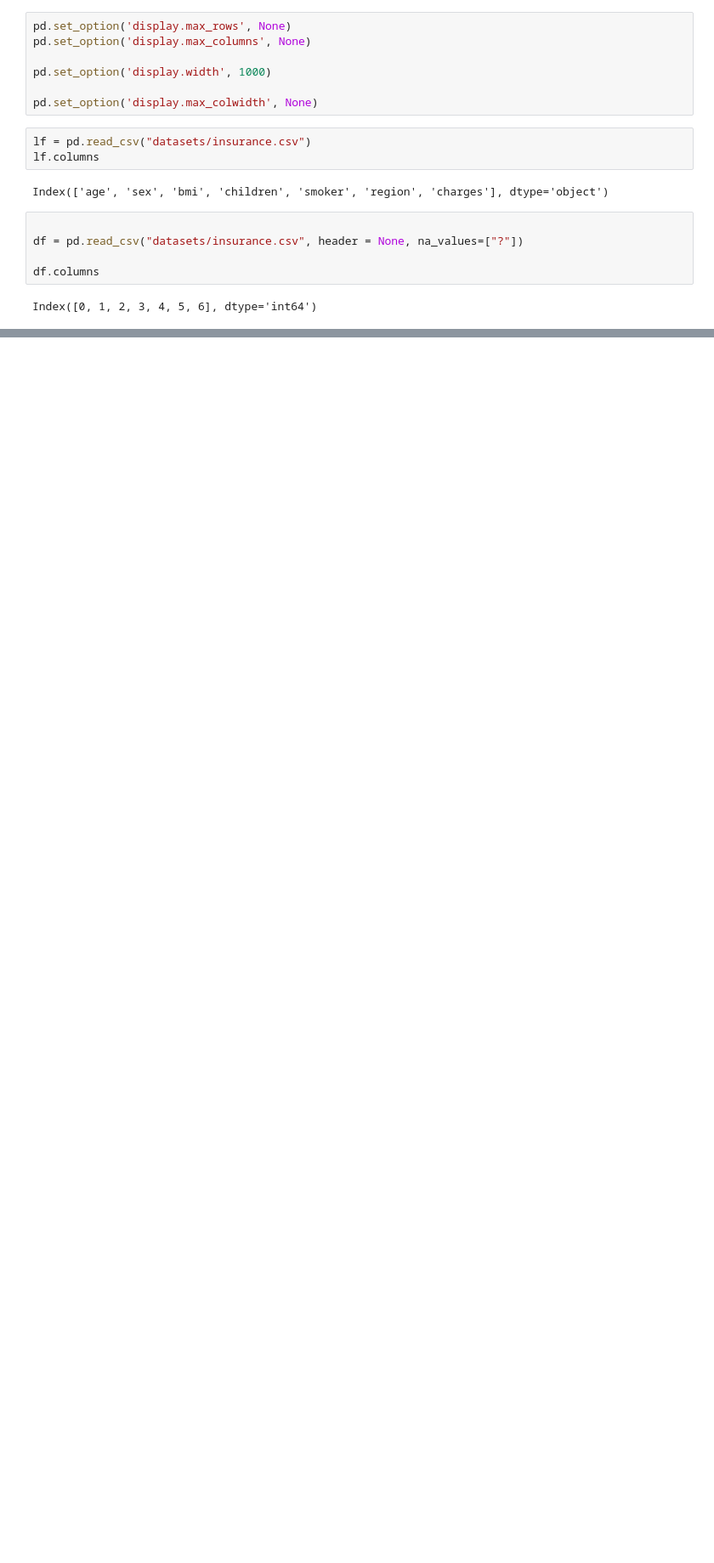
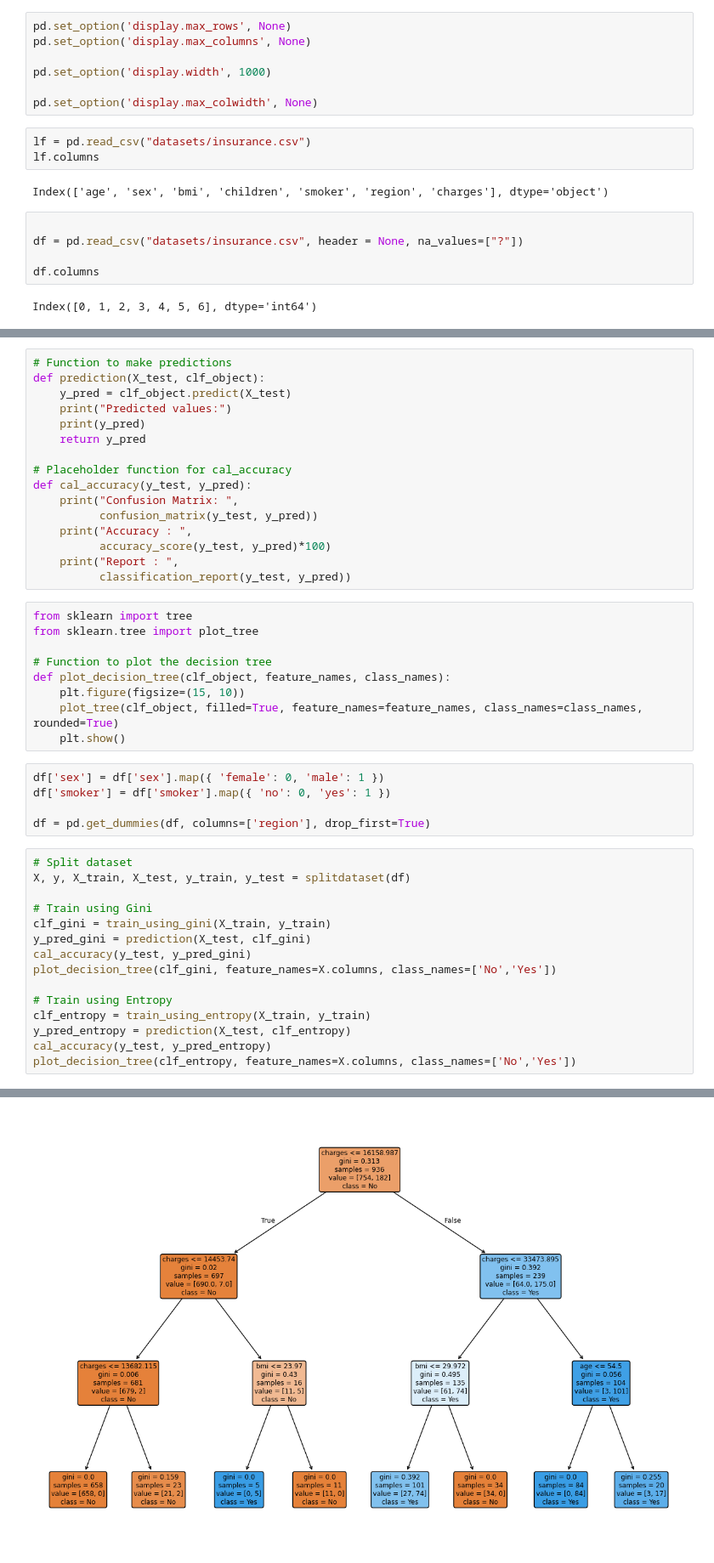
Before and after one commit to rmunozcuevas/datamining, a Jupyter notebook: project_two/projtwo.ipynb, the cells around one changed output, grey strips where cells are left out. Shown: that part at 85% size. Cells and saved outputs as stored; diff of their text form; blank space fills up the shorter version.

```diff
--- a/project_two/projtwo.ipynb
+++ b/project_two/projtwo.ipynb
@@ -84,0 +98,46 @@ X = df.drop(columns=['A1', 'A4'])
+# %%
+# Function to make predictions
+def prediction(X_test, clf_object):
+    y_pred = clf_object.predict(X_test)
+    print("Predicted values:")
+    print(y_pred)
+    return y_pred
+
+# Placeholder function for cal_accuracy
+def cal_accuracy(y_test, y_pred):
+    print("Confusion Matrix: ",
+          confusion_matrix(y_test, y_pred))
+    print("Accuracy : ",
+          accuracy_score(y_test, y_pred)*100)
+    print("Report : ",
+          classification_report(y_test, y_pred))
+# %%
+from sklearn import tree
+from sklearn.tree import plot_tree
+
+# Function to plot the decision tree
+def plot_decision_tree(clf_object, feature_names, class_names):
+    plt.figure(figsize=(15, 10))
+    plot_tree(clf_object, filled=True, feature_names=feature_names, class_names=class_names, rounded=True)
+    plt.show()
+# %%
+df['sex'] = df['sex'].map({ 'female': 0, 'male': 1 })
+df['smoker'] = df['smoker'].map({ 'no': 0, 'yes': 1 })
+
+df = pd.get_dummies(df, columns=['region'], drop_first=True)
+# %%
+# Split dataset
+X, y, X_train, X_test, y_train, y_test = splitdataset(df)
+
+# Train using Gini
+clf_gini = train_using_gini(X_train, y_train)
+y_pred_gini = prediction(X_test, clf_gini)
+cal_accuracy(y_test, y_pred_gini)
+plot_decision_tree(clf_gini, feature_names=X.columns, class_names=['No','Yes'])
+
+# Train using Entropy
+clf_entropy = train_using_entropy(X_train, y_train)
+y_pred_entropy = prediction(X_test, clf_entropy)
+cal_accuracy(y_test, y_pred_entropy)
+plot_decision_tree(clf_entropy, feature_names=X.columns, class_names=['No','Yes'])
+# %% [output]
@@ -84,0 +161 @@ X = df.drop(columns=['A1', 'A4'])
+[figure, added]
```
Also changed, not shown: parts of 14 cells of this notebook, 4 other files.
